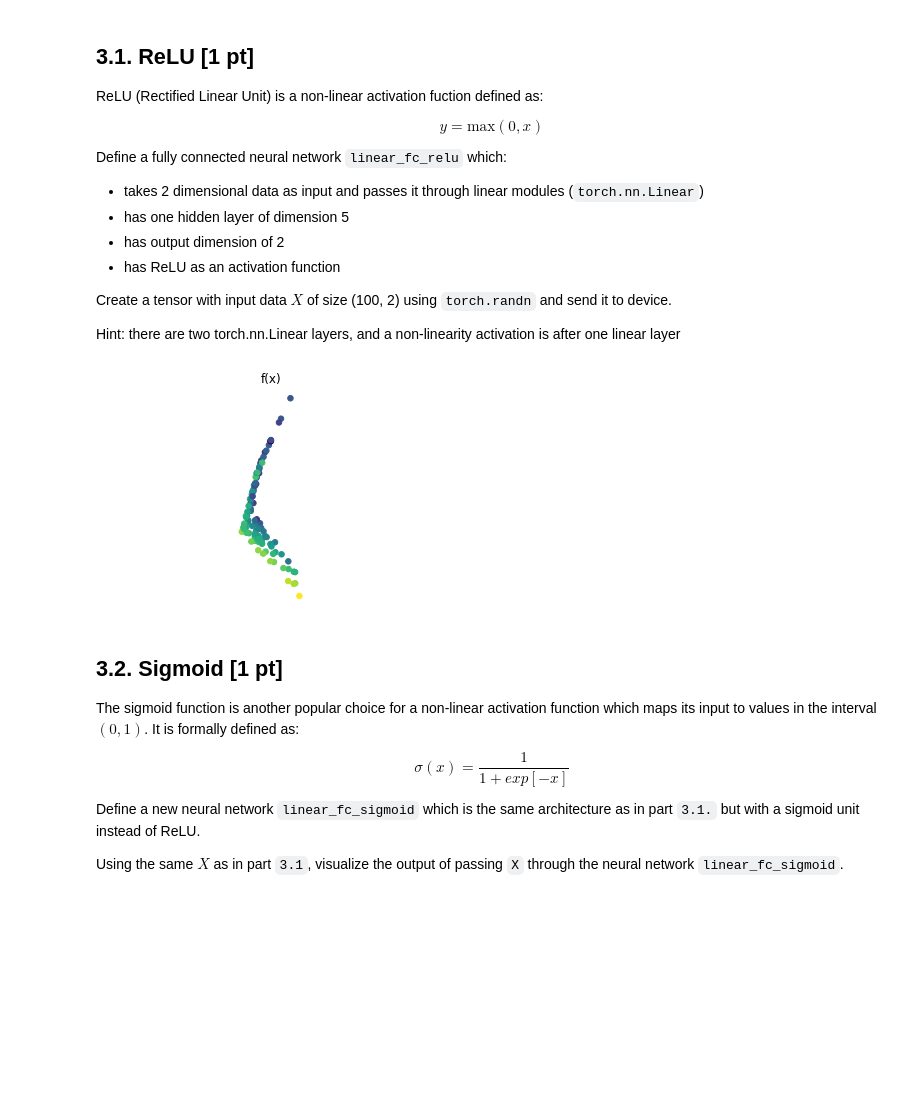
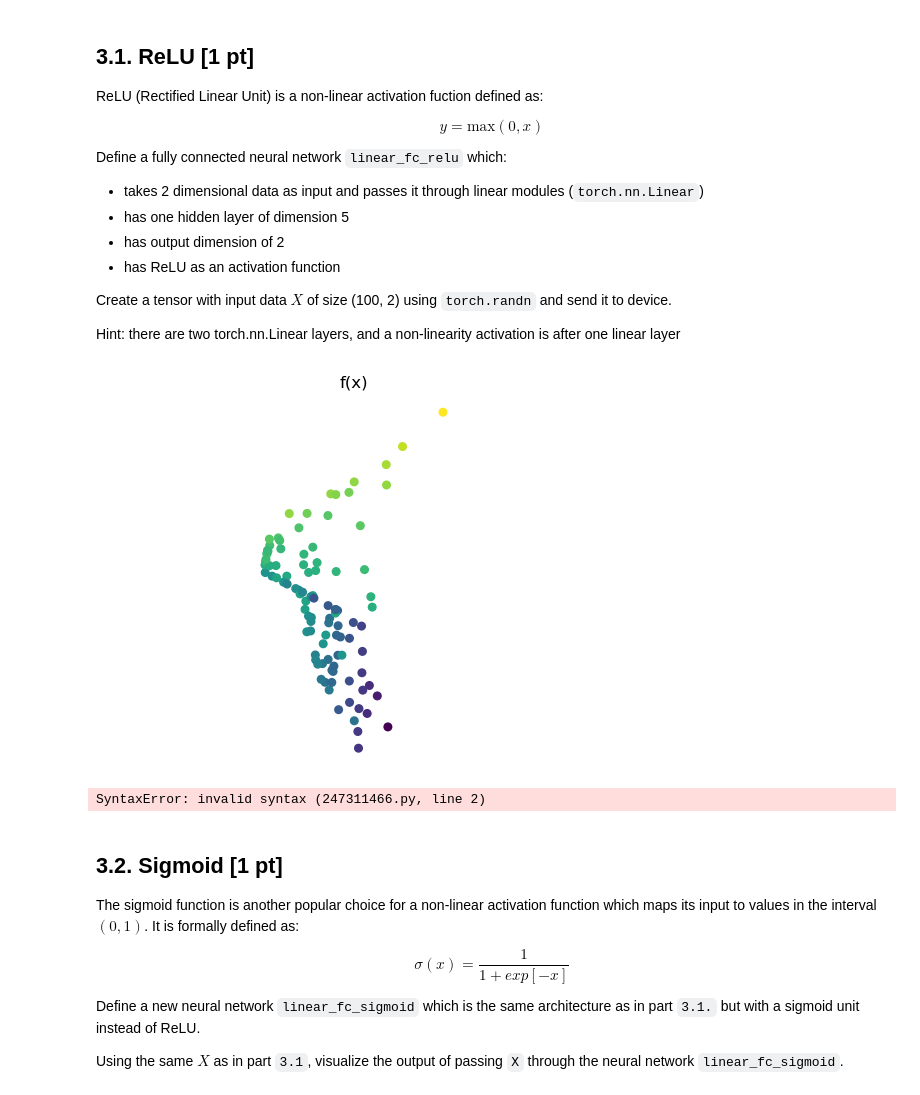
Before and after one commit to orthogonalkk/HW-of-Multimodal-Learning, a Jupyter notebook: assignment_1_1.ipynb, the cells around one changed output. Cells and saved outputs as stored; diff of their text form; code cells hidden in the pictures; blank space fills up the shorter version.

```diff
--- a/assignment_1_1.ipynb
+++ b/assignment_1_1.ipynb
@@ -210,7 +210,21 @@ Create a tensor with input data $X$ of size (100, 2) using `torch.randn` and sen
 Hint: there are two torch.nn.Linear layers, and a non-linearity activation is after one linear layer
 # %%
 # Input data
-X = # TODO
+X = torch.randn((100,2))
+# %%
+# create 1-layer(hidden) neural networks with ReLU activation
+
+
+linear_fc_relu = torch.nn.Sequential(torch.nn.Linear(2,5),torch.nn.ReLU(),torch.nn.Linear(5,2))
+
+# Visualize the output of linear_fc_relu model with random initialization
+linear_fc_relu.to(device)
+with torch.no_grad():
+    Y = linear_fc_relu(X)
+colors = X[:, 0]
+show_scatterplot(Y, colors, title='f(x)')
+# %% [output]
+[figure, added]
 # %%
 # create 1-layer(hidden) neural networks with ReLU activation
 linear_fc_relu = # TODO
@@ -222,7 +236,7 @@ with torch.no_grad():
 colors = X[:, 0]
 show_scatterplot(Y, colors, title='f(x)')
 # %% [output]
-[figure, removed]
+SyntaxError: invalid syntax (247311466.py, line 2)
 # %% [markdown]
 ## 3.2. Sigmoid [1 pt]
 The sigmoid function is another popular choice for a non-linear activation function which maps its input to values in the interval $(0,1)$. It is formally defined as:
```
Also changed, not shown: parts of 5 cells of this notebook.
